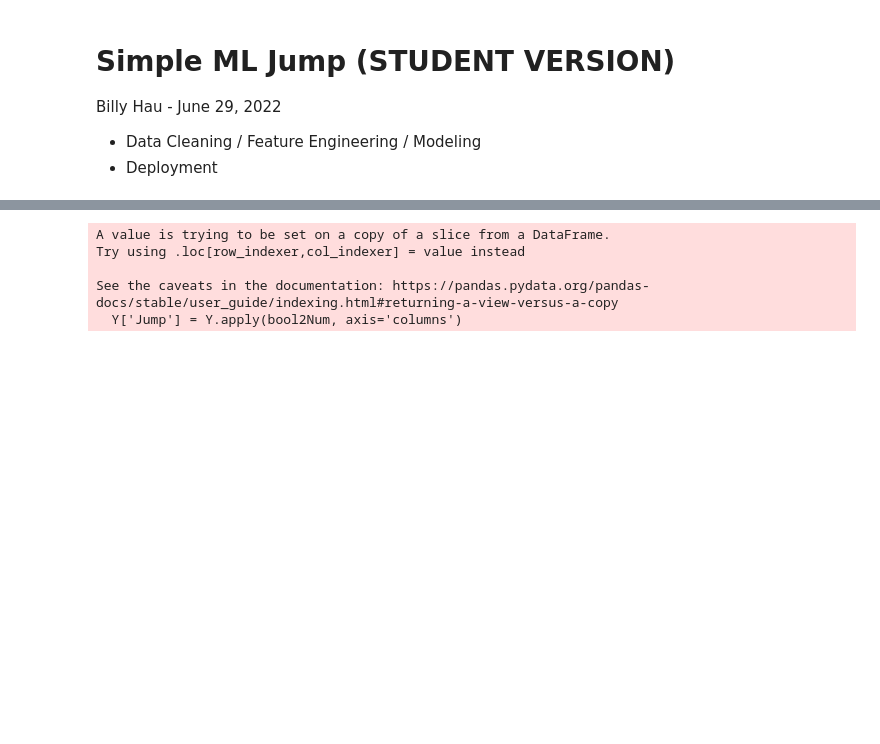
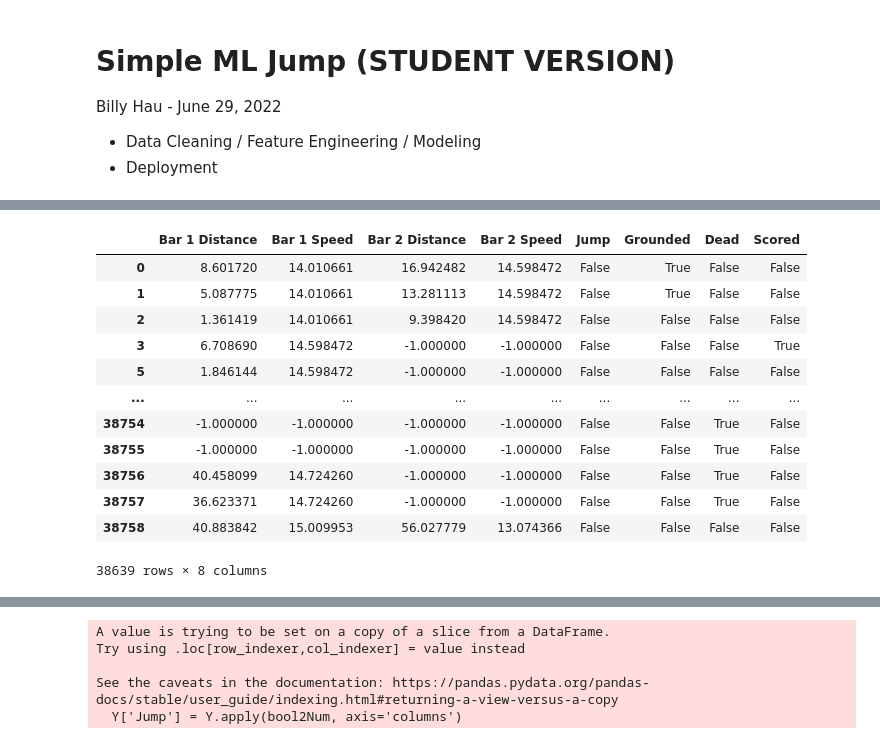
Before and after one commit to sdip15fa/kaggle, a Jupyter notebook: ml-jump/Notebook/Simple ML Jump - STUDENT STARTER SKLEARN v2.ipynb, the cells around one changed output, grey strips where cells are left out. Cells and saved outputs as stored; diff of their text form; code cells hidden in the pictures; blank space fills up the shorter version.

```diff
--- a/ml-jump/Notebook/Simple ML Jump - STUDENT STARTER SKLEARN v2.ipynb
+++ b/ml-jump/Notebook/Simple ML Jump - STUDENT STARTER SKLEARN v2.ipynb
@@ -38,3 +38,29 @@ df
 # %%
 # What do each of the columns mean?
+# %%
+jump = df[df['Jump'] == True]
+dead = jump['Dead']
+# dead.value_counts()
+for i in range(dead.shape[0]):
+    # print(jump.index[i])
+    try:
+        if any(any(df['Dead'][jump.index[i + y] + x] for x in range(0, 11)) for y in range(0, 2)) or not any(df['Scored'][jump.index[i] + x] for x in range(0, 5)):
+            df.drop(df[df.index == jump.index[i]].index, inplace=True)
+    except:
+        pass
+df
+# %% [output]
+|  | Bar 1 Distance | Bar 1 Speed | Bar 2 Distance | Bar 2 Speed | Jump | Grounded | Dead | Scored |
+| 0 | 8.601720 | 14.010661 | 16.942482 | 14.598472 | False | True | False | False |
+| 1 | 5.087775 | 14.010661 | 13.281113 | 14.598472 | False | True | False | False |
+| 2 | 1.361419 | 14.010661 | 9.398420 | 14.598472 | False | False | False | False |
+| 3 | 6.708690 | 14.598472 | -1.000000 | -1.000000 | False | False | False | True |
+| 5 | 1.846144 | 14.598472 | -1.000000 | -1.000000 | False | False | False | False |
+| ... | ... | ... | ... | ... | ... | ... | ... | ... |
+| 38754 | -1.000000 | -1.000000 | -1.000000 | -1.000000 | False | False | True | False |
+| 38755 | -1.000000 | -1.000000 | -1.000000 | -1.000000 | False | False | True | False |
+| 38756 | 40.458099 | 14.724260 | -1.000000 | -1.000000 | False | False | True | False |
+| 38757 | 36.623371 | 14.724260 | -1.000000 | -1.000000 | False | False | True | False |
+| 38758 | 40.883842 | 15.009953 | 56.027779 | 13.074366 | False | False | False | False |
+38639 rows × 8 columns
 # %%
```
Also changed, not shown: parts of 8 cells of this notebook, 39 other files.
